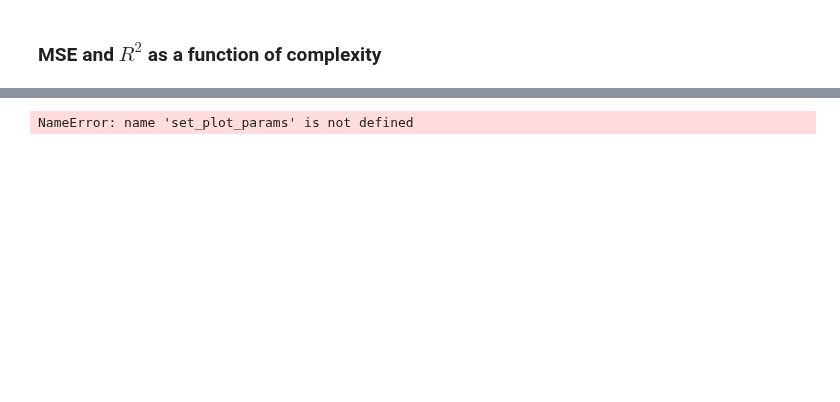
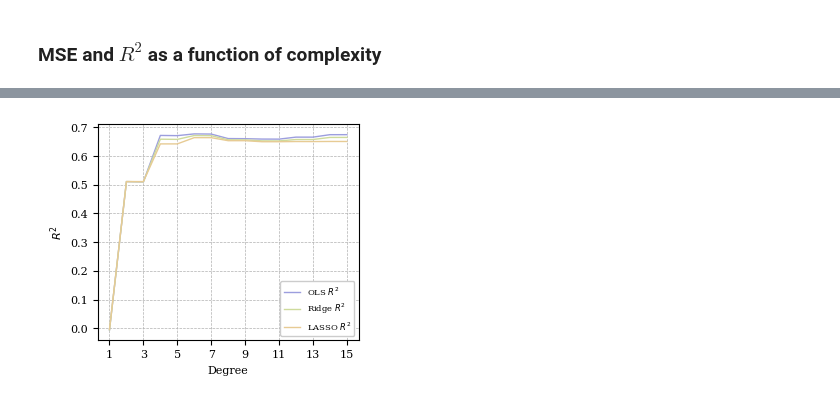
Before and after one commit to Waerstad/4155-Project-1, a Jupyter notebook: Code/simple-gd-mse-vs-complexity.ipynb, the cells around one changed output, grey strips where cells are left out. Saved outputs shown, nothing was run; the diff lists cells and outputs as text; code cells hidden in the pictures; blank space fills up the shorter version.

```diff
--- a/Code/simple-gd-mse-vs-complexity.ipynb
+++ b/Code/simple-gd-mse-vs-complexity.ipynb
@@ -123,33 +121,33 @@ plt.show()
 # %%
-FOLDER = "../../figs/"
+FOLDER = "../figs/"
 
 SAVE_NAME_R2 = "gd_r2_vs_complexity"
-FILE_NAME_R2 = "../../output/gd_r2_vs_complexity.out"
+FILE_NAME_R2 = "../output/gd_r2_vs_complexity.out"
 
 
 set_plot_params(1,1)
 colors = mpl.color_sequences["tab20b"]
 
 capitalized_labels = [
     "OLS",
     "Ridge",
     "LASSO",
 ]
 
 mses_data = np.loadtxt(FILE_NAME_MSE, unpack=True)
 r2s_data = np.loadtxt(FILE_NAME_R2, unpack=True)
 
 degrees = mses_data[0]
 # plot gd r2 from saved data
 for i, model_name in enumerate(capitalized_labels):
     plt.plot(degrees, r2s_data[i+1], label = model_name + r" $R^2$", linestyle="-", color=colors[4*i+3])
 
 plt.ylabel(r"$R^2$")
 plt.xlabel("Degree")
 plt.xticks([1, 3, 5, 7, 9, 11, 13, 15])
 plt.grid(True, which="both", linestyle="--", linewidth=0.5)
 plt.legend(framealpha=1)
 plt.savefig(FOLDER + SAVE_NAME_R2 + ".pdf")
 plt.show()
 # %% [output]
-NameError: name 'set_plot_params' is not defined
+[figure, added]
```
Also changed, not shown: parts of 3 cells of this notebook, 1 other file.
